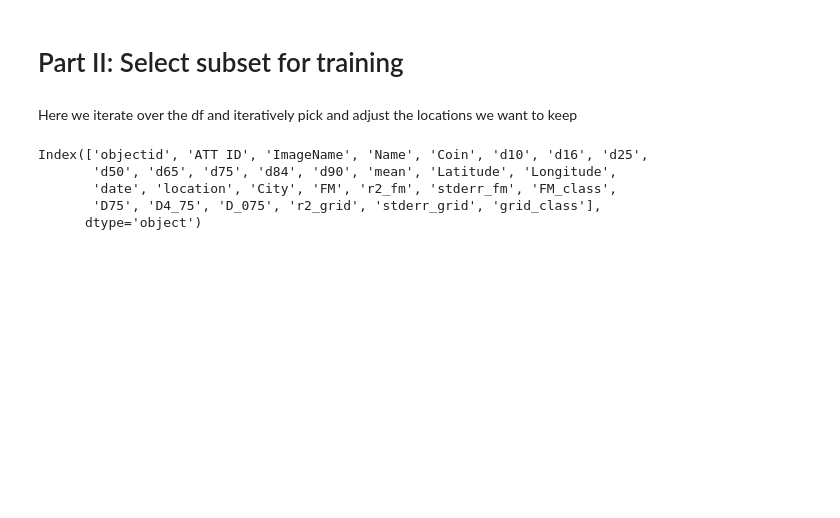
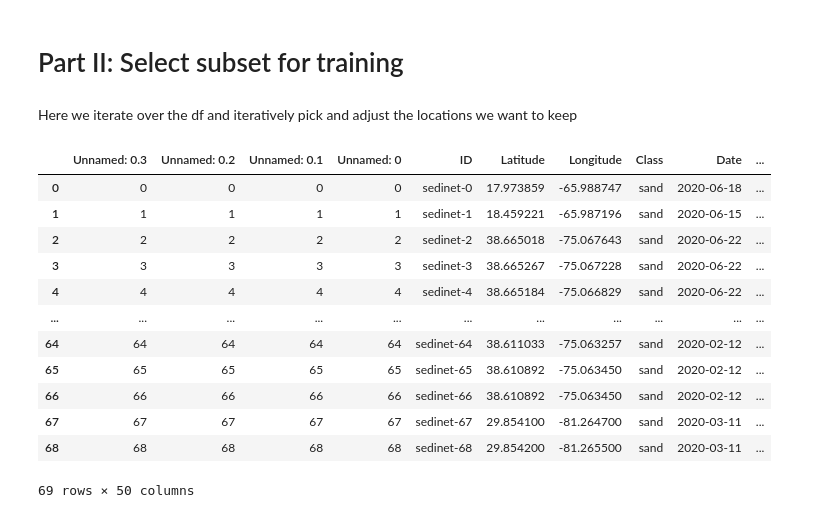
Before and after one commit to BerkeleySandProject/py-sand-mapping, a Jupyter notebook: groundtruths/sedinet/sedinet_gt.ipynb, the cells around one changed output. Saved outputs shown, nothing was run; the diff lists cells and outputs as text; code cells hidden in the pictures; blank space fills up the shorter version.

```diff
--- a/groundtruths/sedinet/sedinet_gt.ipynb
+++ b/groundtruths/sedinet/sedinet_gt.ipynb
@@ -324,13 +372,23 @@ That concludes this investigation. The next step is to select some subset and va
 # Part II: Select subset for training
 # %% [markdown]
 Here we iterate over the df and iteratively pick and adjust the locations we want to keep
-# %%
-grid_df.columns
-# %% [output]
-Index(['objectid', 'ATT ID', 'ImageName', 'Name', 'Coin', 'd10', 'd16', 'd25',
-       'd50', 'd65', 'd75', 'd84', 'd90', 'mean', 'Latitude', 'Longitude',
-       'date', 'location', 'City', 'FM', 'r2_fm', 'stderr_fm', 'FM_class',
-       'D75', 'D4_75', 'D_075', 'r2_grid', 'stderr_grid', 'grid_class'],
-      dtype='object')
+# %%
+# df = pd.read_csv('../../data/sedinet-gt-fm.csv')
+df = pd.read_excel('../../data/labels/gt-bands.xlsx', sheet_name='sedinet')
+df
+# %% [output]
+|  | Unnamed: 0.3 | Unnamed: 0.2 | Unnamed: 0.1 | Unnamed: 0 | ID | Latitude | Longitude | Class | Date | ... |
+| 0 | 0 | 0 | 0 | 0 | sedinet-0 | 17.973859 | -65.988747 | sand | 2020-06-18 | ... |
+| 1 | 1 | 1 | 1 | 1 | sedinet-1 | 18.459221 | -65.987196 | sand | 2020-06-15 | ... |
+| 2 | 2 | 2 | 2 | 2 | sedinet-2 | 38.665018 | -75.067643 | sand | 2020-06-22 | ... |
+| 3 | 3 | 3 | 3 | 3 | sedinet-3 | 38.665267 | -75.067228 | sand | 2020-06-22 | ... |
+| 4 | 4 | 4 | 4 | 4 | sedinet-4 | 38.665184 | -75.066829 | sand | 2020-06-22 | ... |
+| ... | ... | ... | ... | ... | ... | ... | ... | ... | ... | ... |
+| 64 | 64 | 64 | 64 | 64 | sedinet-64 | 38.611033 | -75.063257 | sand | 2020-02-12 | ... |
+| 65 | 65 | 65 | 65 | 65 | sedinet-65 | 38.610892 | -75.063450 | sand | 2020-02-12 | ... |
+| 66 | 66 | 66 | 66 | 66 | sedinet-66 | 38.610892 | -75.063450 | sand | 2020-02-12 | ... |
+| 67 | 67 | 67 | 67 | 67 | sedinet-67 | 29.854100 | -81.264700 | sand | 2020-03-11 | ... |
+| 68 | 68 | 68 | 68 | 68 | sedinet-68 | 29.854200 | -81.265500 | sand | 2020-03-11 | ... |
+69 rows × 50 columns
 # %%
 ee.Initialize()
```
Also changed, not shown: parts of 27 cells of this notebook, 3 other files.
